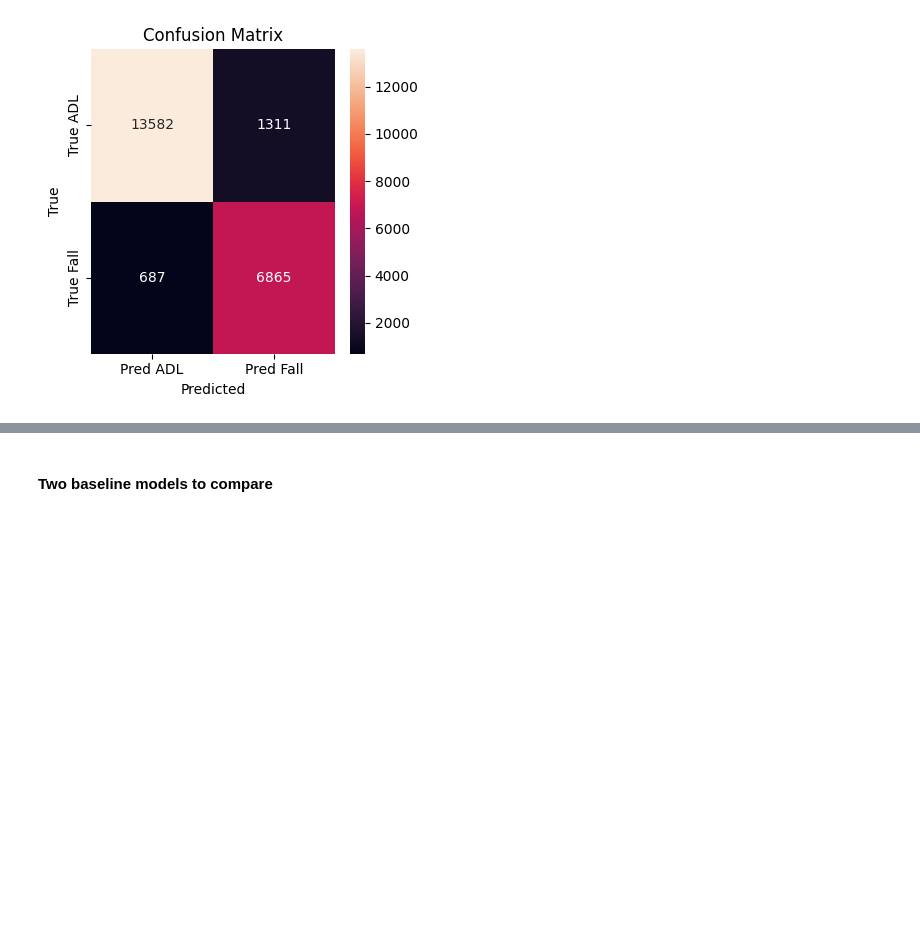
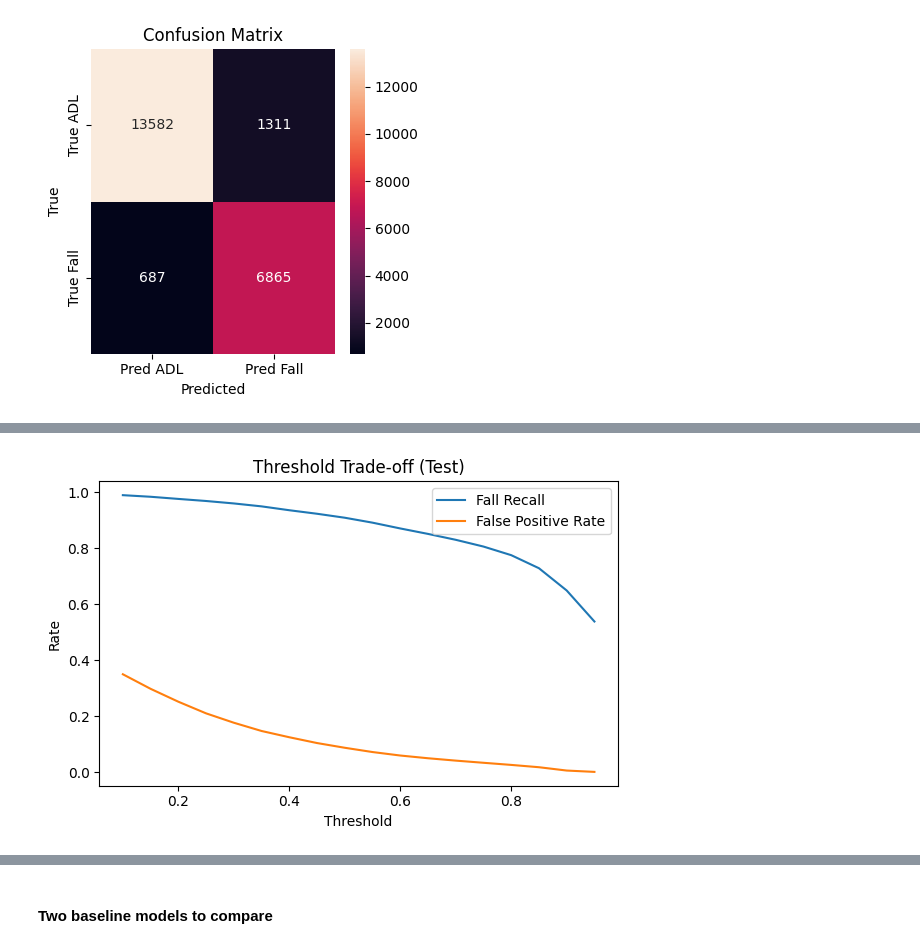
Before and after one commit to Ajay1-me/real-time-fall-prediction, a Jupyter notebook: fall_prediction.ipynb, the cells around one changed output, grey strips where cells are left out. Cells and saved outputs as stored; diff of their text form; code cells hidden in the pictures; blank space fills up the shorter version.

```diff
--- a/fall_prediction.ipynb
+++ b/fall_prediction.ipynb
@@ -508,0 +559,25 @@ weighted avg       0.91      0.91      0.91     22445
+# %%
+from sklearn.metrics import confusion_matrix
+
+ths = np.linspace(0.1, 0.95, 18)
+recalls, fprs = [], []
+
+for t in ths:
+    y_hat = (p_test >= t).astype(int)
+    tn, fp, fn, tp = confusion_matrix(y_test_true, y_hat).ravel()
+    recall = tp / (tp + fn + 1e-9)
+    fprate = fp / (fp + tn + 1e-9)
+    recalls.append(recall)
+    fprs.append(fprate)
+
+plt.figure(figsize=(6,4))
+plt.plot(ths, recalls, label="Fall Recall")
+plt.plot(ths, fprs, label="False Positive Rate")
+plt.xlabel("Threshold")
+plt.ylabel("Rate")
+plt.title("Threshold Trade-off (Test)")
+plt.legend()
+plt.tight_layout()
+plt.show()
+# %% [output]
+[figure, added]
```
Also changed, not shown: parts of 10 cells of this notebook.
